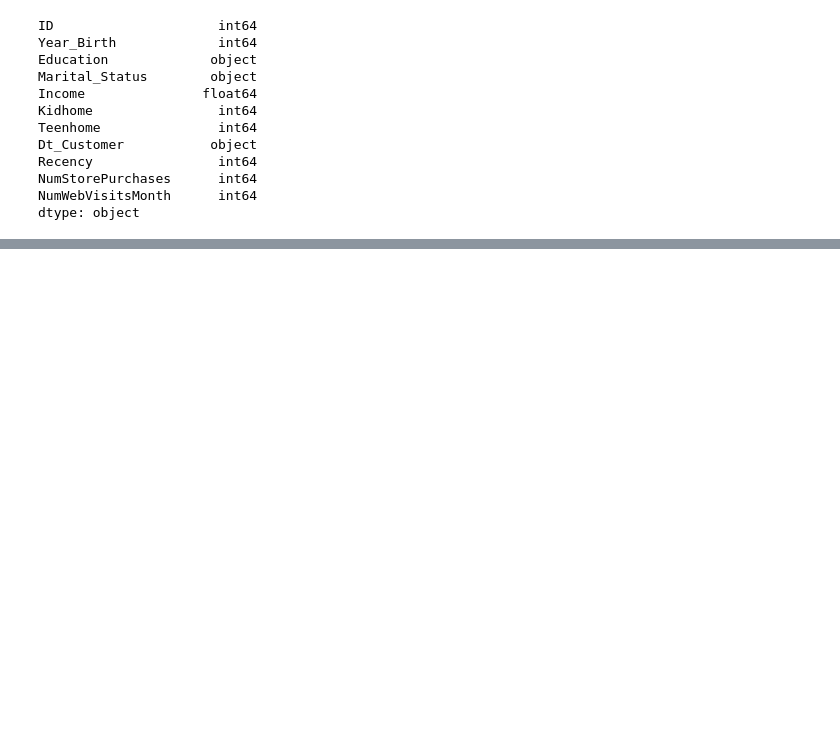
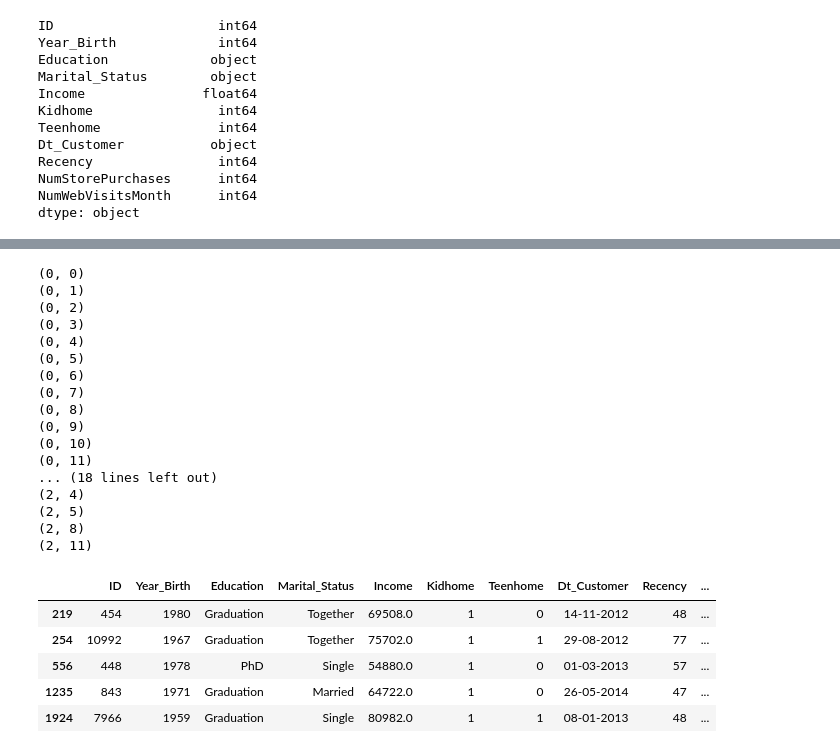
Before and after one commit to thanga-v2/Exploratory-Data-Analysis, a Jupyter notebook: 2.Preparing Data for EDA.ipynb, the cells around one changed output, grey strips where cells are left out. Saved outputs shown, nothing was run; the diff lists cells and outputs as text; code cells hidden in the pictures; blank space fills up the shorter version.

Commit message:
grouping

```diff
--- a/2.Preparing Data for EDA.ipynb
+++ b/2.Preparing Data for EDA.ipynb
@@ -197,0 +234,12 @@ Name: NumWebVisitsMonth, dtype: int64
+# %%
+
+
+# splitting the data
+
+grouped = marketing_data.groupby('Kidhome')
+print(grouped)
+print(grouped.indices)
+
+grouped_purchase_visit = marketing_data.groupby(['Kidhome','NumStorePurchases'])
+print(grouped_purchase_visit)
+print(grouped_purchase_visit.indices)
@@ -197,0 +264,6 @@ Name: NumWebVisitsMonth, dtype: int64
+# %%
+for key,values in grouped:
+    print(key)
+
+for key,values in grouped_purchase_visit:
+    print(key)
@@ -197,0 +288,5 @@ Name: NumWebVisitsMonth, dtype: int64
+# %%
+for key,values in grouped_purchase_visit:
+    print(f'grouped based on kids at home {key[0]} and number of purchases {key[1]} :')
+    print(30*'-')
+    print(values.head(3))
@@ -197,0 +311,33 @@ Name: NumWebVisitsMonth, dtype: int64
+# %%
+for key, values in grouped_purchase_visit:
+    print(key)
+
+
+# visulaizing one particular group:
+specific_key = (1,11)
+ans = grouped_purchase_visit.get_group(specific_key)
+ans
+# %% [output]
+(0, 0)
+(0, 1)
+(0, 2)
+(0, 3)
+(0, 4)
+(0, 5)
+(0, 6)
+(0, 7)
+(0, 8)
+(0, 9)
+(0, 10)
+(0, 11)
+... (18 lines left out)
+(2, 4)
+(2, 5)
+(2, 8)
+(2, 11)
+|  | ID | Year_Birth | Education | Marital_Status | Income | Kidhome | Teenhome | Dt_Customer | Recency | ... |
+| 219 | 454 | 1980 | Graduation | Together | 69508.0 | 1 | 0 | 14-11-2012 | 48 | ... |
+| 254 | 10992 | 1967 | Graduation | Together | 75702.0 | 1 | 1 | 29-08-2012 | 77 | ... |
+| 556 | 448 | 1978 | PhD | Single | 54880.0 | 1 | 0 | 01-03-2013 | 57 | ... |
+| 1235 | 843 | 1971 | Graduation | Married | 64722.0 | 1 | 0 | 26-05-2014 | 47 | ... |
+| 1924 | 7966 | 1959 | Graduation | Single | 80982.0 | 1 | 1 | 08-01-2013 | 48 | ... |
```
Also changed, not shown: parts of 6 cells of this notebook, 5 other files.
